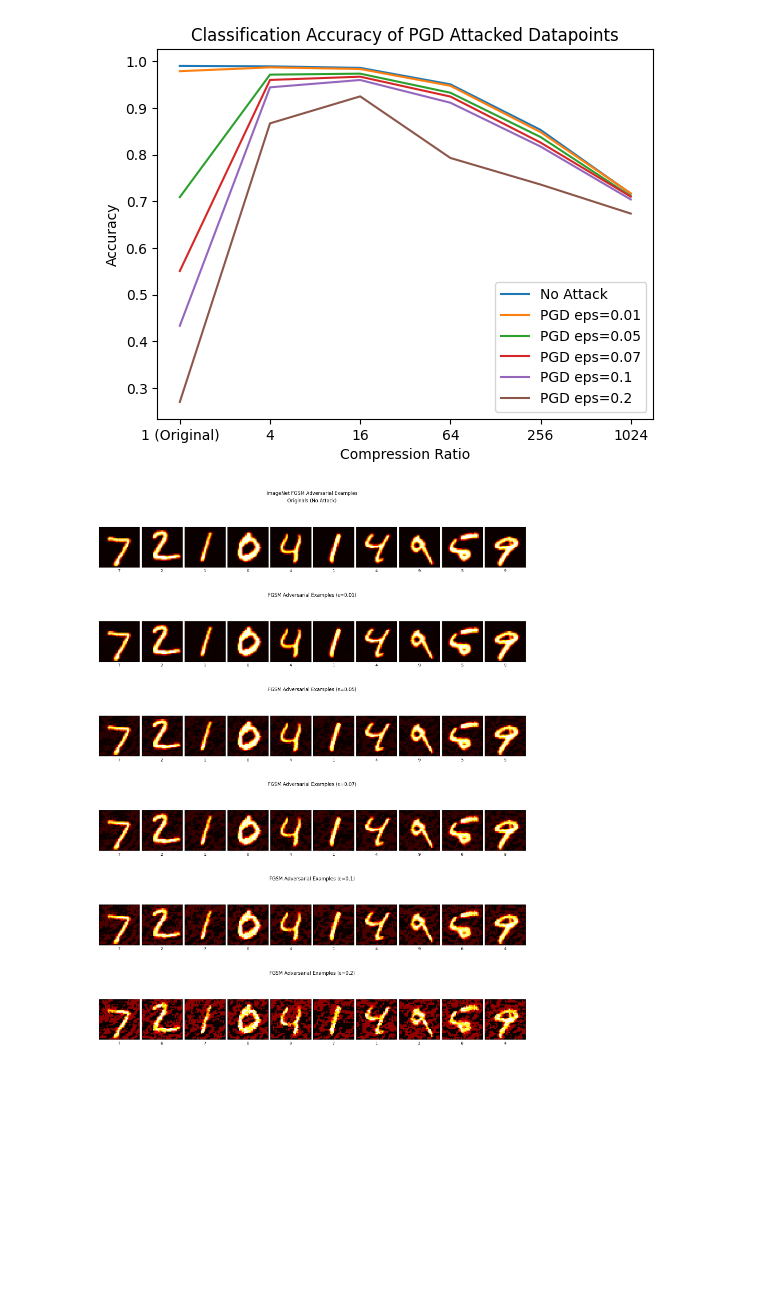
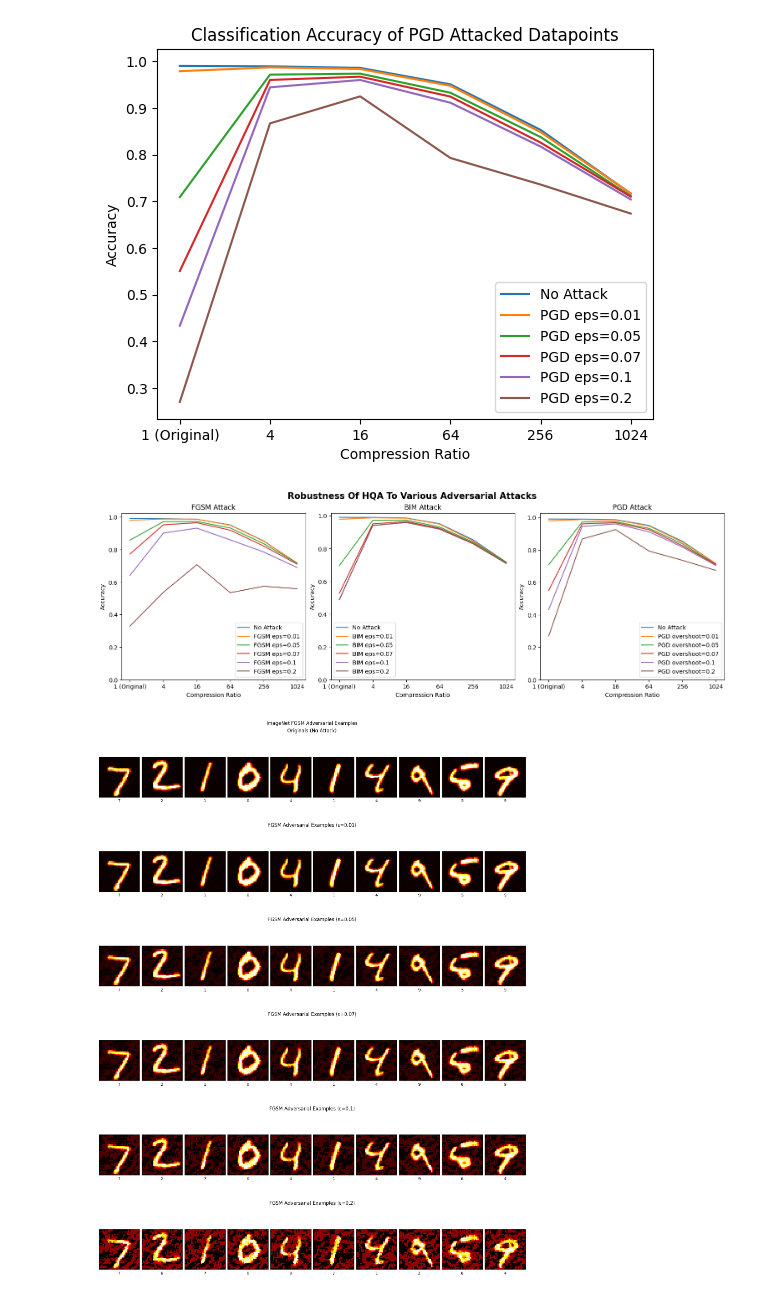
Before and after one commit to armanirodriguez/thesis-code, a Jupyter notebook: MNIST_experiments.ipynb, the cells around one changed output. Drawn from its saved outputs; the diff is of its cells as text; code cells hidden in the pictures; blank space fills up the shorter version.

Commit message:
group plot

```diff
--- a/MNIST_experiments.ipynb
+++ b/MNIST_experiments.ipynb
@@ -317,6 +317,51 @@ plt.show()
 [0.5506, 0.9604, 0.9674, 0.9248, 0.8261, 0.7102]
 [0.4332, 0.9446, 0.9603, 0.9116, 0.8176, 0.7041]
 [figure]
+# %%
+fig, (ax1, ax2, ax3) = plt.subplots(nrows = 1, ncols=3, constrained_layout=True, figsize=(15,5))
+fig.suptitle("Robustness Of HQA To Various Adversarial Attacks", fontweight="bold", fontsize=15)
+layers = ["1 (Original)", "4", "16", "64", "256", "1024"]
+ax1.plot(layers, accuracies_no_attack, label="No Attack")
+ax1.plot(layers, accuracies_fgsm_attack_01, label="FGSM eps=0.01")
+ax1.plot(layers, accuracies_fgsm_attack_05, label="FGSM eps=0.05")
+ax1.plot(layers, accuracies_fgsm_attack_07, label="FGSM eps=0.07")
+ax1.plot(layers, accuracies_fgsm_attack_10, label="FGSM eps=0.1")
+ax1.plot(layers, accuracies_fgsm_attack_20, label="FGSM eps=0.2")
+
+ax1.set_title("FGSM Attack")
+ax1.set_ylabel("Accuracy")
+ax1.set_xlabel("Compression Ratio")
+ax1.set_ylim(0)
+ax1.legend()
+
+ax2.plot(layers, accuracies_no_attack, label="No Attack")
+ax2.plot(layers, accuracies_bim_attack_01, label="BIM eps=0.01")
+ax2.plot(layers, accuracies_bim_attack_05, label="BIM eps=0.05")
+ax2.plot(layers, accuracies_bim_attack_07, label="BIM eps=0.07")
+ax2.plot(layers, accuracies_bim_attack_10, label="BIM eps=0.1")
+ax2.plot(layers, accuracies_bim_attack_20, label="BIM eps=0.2")
+
+ax2.set_title("BIM Attack")
+ax2.set_ylabel("Accuracy")
+ax2.set_xlabel("Compression Ratio")
+ax2.set_ylim(0)
+ax2.legend()
+
+ax3.plot(layers, accuracies_no_attack, label="No Attack")
+ax3.plot(layers, accuracies_pgd_attack_01, label="PGD overshoot=0.01")
+ax3.plot(layers, accuracies_pgd_attack_05, label="PGD overshoot=0.05")
+ax3.plot(layers, accuracies_pgd_attack_07, label="PGD overshoot=0.07")
+ax3.plot(layers, accuracies_pgd_attack_10, label="PGD overshoot=0.1")
+ax3.plot(layers, accuracies_pgd_attack_20, label="PGD overshoot=0.2")
+
+ax3.set_title("PGD Attack")
+ax3.set_ylabel("Accuracy")
+ax3.set_xlabel("Compression Ratio")
+ax3.set_ylim(0)
+ax3.legend()
+plt.savefig("./resources/mnist_attack_plots.png")
+# %% [output]
+[figure, added]
 # %%
 num_recons = 10
 
```
Also changed, not shown: parts of 2 cells of this notebook, 5 other files.
